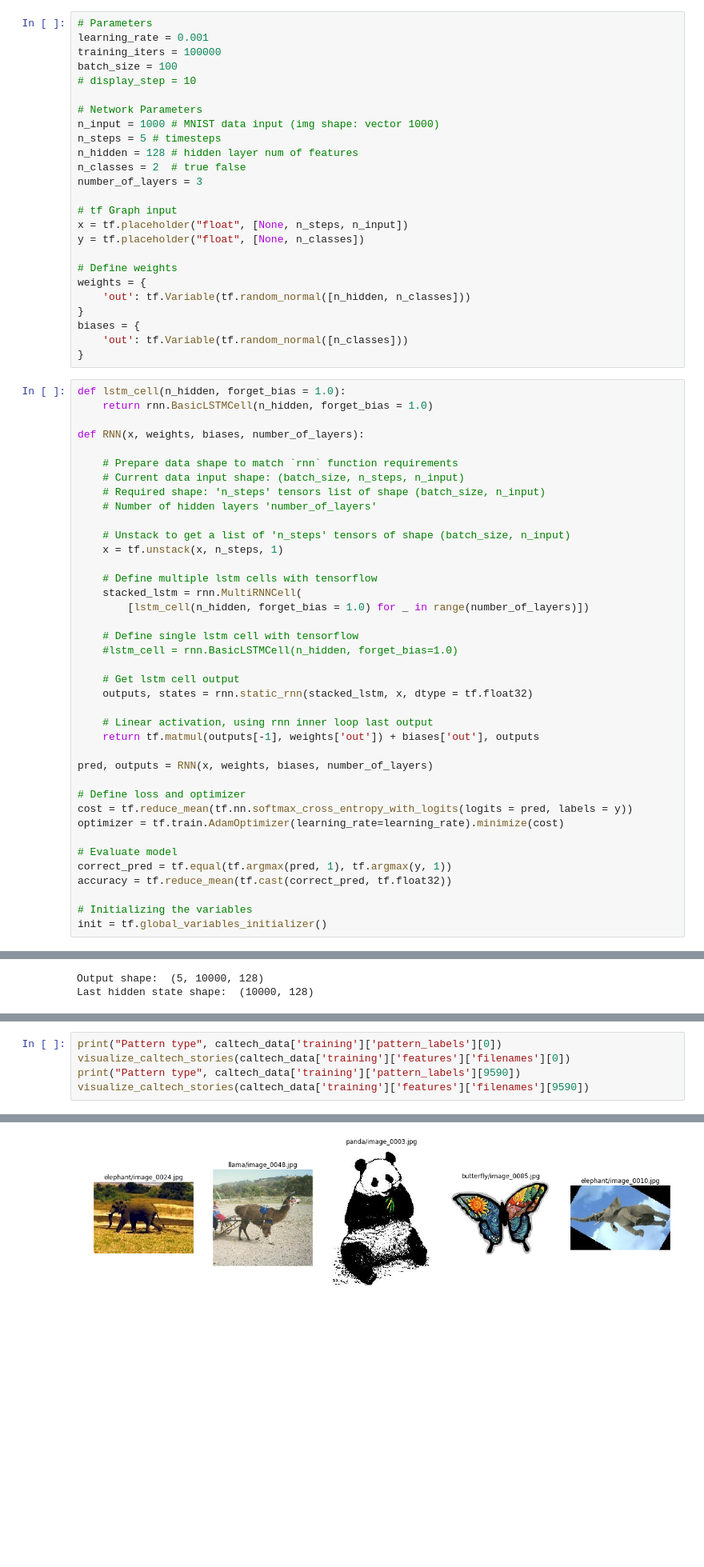
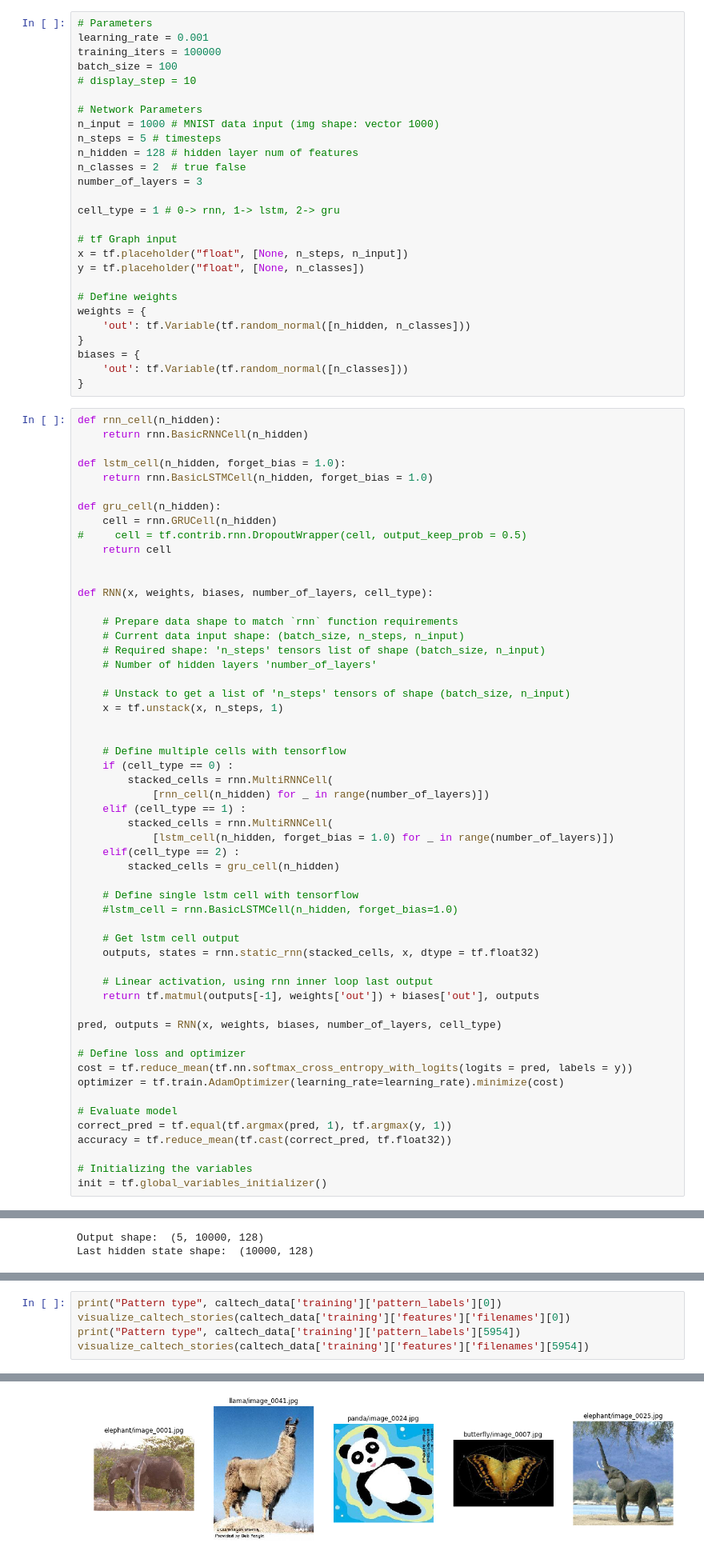
Before and after one commit to ThanosRoidis/projectAI-vsct, a Jupyter notebook: lstm.ipynb, the cells around one changed output, grey strips where cells are left out. Shown at 80% size. Saved outputs shown, nothing was run; the diff lists cells and outputs as text; blank space fills up the shorter version.

Commit message:
rnn, gru
rnn and gru layers, fix MAP

```diff
--- a/lstm.ipynb
+++ b/lstm.ipynb
@@ -171,6 +171,8 @@ n_hidden = 128 # hidden layer num of features
 n_classes = 2  # true false
 number_of_layers = 3
 
+cell_type = 1 # 0-> rnn, 1-> lstm, 2-> gru
+
 # tf Graph input
 x = tf.placeholder("float", [None, n_steps, n_input])
 y = tf.placeholder("float", [None, n_classes])
@@ -183,10 +185,19 @@ biases = {
     'out': tf.Variable(tf.random_normal([n_classes]))
 }
 # %%
+def rnn_cell(n_hidden):
+    return rnn.BasicRNNCell(n_hidden)
+
 def lstm_cell(n_hidden, forget_bias = 1.0):
     return rnn.BasicLSTMCell(n_hidden, forget_bias = 1.0)
 
-def RNN(x, weights, biases, number_of_layers):
+def gru_cell(n_hidden):
+    cell = rnn.GRUCell(n_hidden)
+#     cell = tf.contrib.rnn.DropoutWrapper(cell, output_keep_prob = 0.5)
+    return cell
+
+
+def RNN(x, weights, biases, number_of_layers, cell_type):
 
     # Prepare data shape to match `rnn` function requirements
     # Current data input shape: (batch_size, n_steps, n_input)
@@ -196,20 +207,27 @@ def RNN(x, weights, biases, number_of_layers):
     # Unstack to get a list of 'n_steps' tensors of shape (batch_size, n_input)
     x = tf.unstack(x, n_steps, 1)
 
-    # Define multiple lstm cells with tensorflow
-    stacked_lstm = rnn.MultiRNNCell(
-        [lstm_cell(n_hidden, forget_bias = 1.0) for _ in range(number_of_layers)])
+
+    # Define multiple cells with tensorflow
+    if (cell_type == 0) :
+        stacked_cells = rnn.MultiRNNCell(
+            [rnn_cell(n_hidden) for _ in range(number_of_layers)])
+    elif (cell_type == 1) :
+        stacked_cells = rnn.MultiRNNCell(
+            [lstm_cell(n_hidden, forget_bias = 1.0) for _ in range(number_of_layers)])
+    elif(cell_type == 2) :
+        stacked_cells = gru_cell(n_hidden)
 
     # Define single lstm cell with tensorflow
     #lstm_cell = rnn.BasicLSTMCell(n_hidden, forget_bias=1.0)
 
     # Get lstm cell output
-    outputs, states = rnn.static_rnn(stacked_lstm, x, dtype = tf.float32)
+    outputs, states = rnn.static_rnn(stacked_cells, x, dtype = tf.float32)
 
     # Linear activation, using rnn inner loop last output
     return tf.matmul(outputs[-1], weights['out']) + biases['out'], outputs
 
-pred, outputs = RNN(x, weights, biases, number_of_layers)
+pred, outputs = RNN(x, weights, biases, number_of_layers, cell_type)
 
 # Define loss and optimizer
 cost = tf.reduce_mean(tf.nn.softmax_cross_entropy_with_logits(logits = pred, labels = y))
@@ -398,13 +433,13 @@ array([   0, 6934, 6475, 4402, 4751,  961, 4209, 7665, 6834, 3018], dtype=int64)
 # %%
 print("Pattern type", caltech_data['training']['pattern_labels'][0])
 visualize_caltech_stories(caltech_data['training']['features']['filenames'][0])
-print("Pattern type", caltech_data['training']['pattern_labels'][9590])
-visualize_caltech_stories(caltech_data['training']['features']['filenames'][9590])
+print("Pattern type", caltech_data['training']['pattern_labels'][5954])
+visualize_caltech_stories(caltech_data['training']['features']['filenames'][5954])
 # %% [output]
 Pattern type 2
 [figure]
 Pattern type 2
-[figure, old version]
+[figure, new version]
 # %%
 num_of_stories = len(caltech_data['training']['pattern_labels'])
 
```
Also changed, not shown: parts of 11 cells of this notebook.
